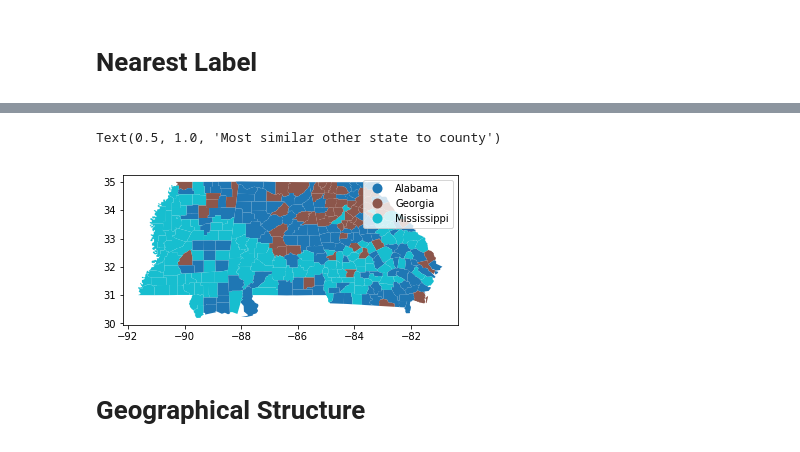
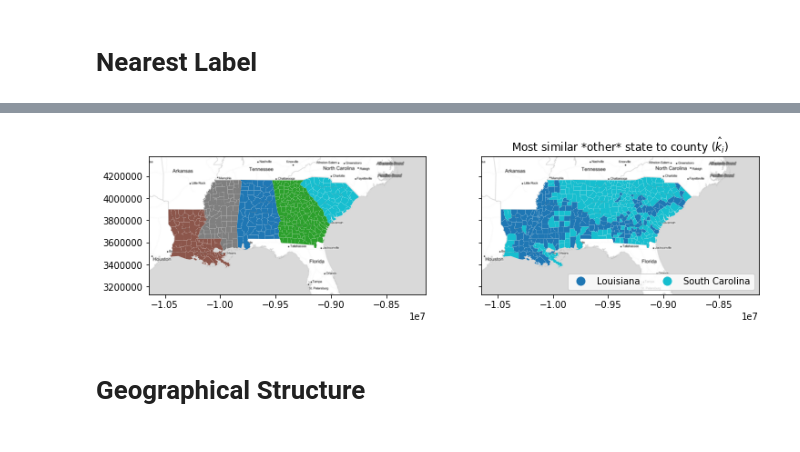
Before and after one commit to pysal/esda, a Jupyter notebook: notebooks/geosilhouettes.ipynb, the cells around one changed output, grey strips where cells are left out. Cells and saved outputs as stored; diff of their text form; code cells hidden in the pictures.

```diff
--- a/notebooks/geosilhouettes.ipynb
+++ b/notebooks/geosilhouettes.ipynb
@@ -16,0 +40,14 @@ df = geopandas.read_file(libpysal.examples.get_path('south.shp'))\
+# %%
+deep = deep.to_crs(epsg=3857)
+# %%
+basemap, extent = contextily.bounds2img(*deep.total_bounds, zoom=6,
+                                        url=contextily.tile_providers.ST_TONER_LITE)
+# %%
+f,ax = plt.subplots(1,2, figsize=(12,3), sharex=True, sharey=True)
+deep.plot('STATE_NAME', ax=ax[0], alpha=.6)
+deep.plot('GI89', ax=ax[1], cmap='plasma', alpha=.6)
+for ax_ in ax:
+    ax_.imshow(basemap, extent=extent, interpolation='bilinear')
+    ax_.axis(deep.total_bounds[[0,2,1,3]])
+f.tight_layout()
+plt.show()
@@ -66,0 +132,10 @@ Text(0.5, 1.0, 'Most similar other state to county')
+# %%
+nearest_outside_state = numpy.asarray(focus_states)[nearest_label]
+f, ax = plt.subplots(1,2,figsize=(12,4), sharex=True, sharey=True)
+deep.plot('STATE_NAME', ax=ax[0], categorical=True)
+deep.plot(nearest_outside_state, ax=ax[1],
+               legend=True, categorical=True,
+               legend_kwds=dict(loc='lower right', ncol=2))
+ax[1].set_title('Most similar *other* state to county ($\hat{k}_i$)')
+for ax_ in ax:
+    ax_.imshow(basemap, extent=extent, interpolation='bilinear')
@@ -67,11 +148,17 @@ Text(0.5, 1.0, 'Most similar other state to county')
 # %%
-nearest_label = esda.nearest_label(df[['GI89']].values, df.label, keep_self=True)
-nearest_state = focus_states[nearest_label]
-df.plot(nearest_state, legend=True, categorical=True)
-ax.set_title('Most similar other state to county')
+nearest_label = esda.nearest_label(deep[['GI89']].values,
+                                   deep.state_label, keep_self=True)
+nearest_state = numpy.asarray(focus_states)[nearest_label]
+f, ax = plt.subplots(1,2,figsize=(12,4), sharex=True, sharey=True)
+deep.plot('STATE_NAME', ax=ax[0], categorical=True)
+deep.plot(nearest_state, ax=ax[1],
+               legend=True, categorical=True,
+               legend_kwds=dict(loc='lower right', ncol=2))
+ax[1].set_title('Most similar *other* state to county ($\hat{k}_i$)')
+for ax_ in ax:
+    ax_.imshow(basemap, extent=extent, interpolation='bilinear')
 # %% [output]
-Text(0.5, 1.0, 'Most similar other state to county')
-[figure, old version]
+[figure, new version]
 # %% [markdown]
 # Geographical Structure
 # %%
```
Also changed, not shown: parts of 34 cells of this notebook.
